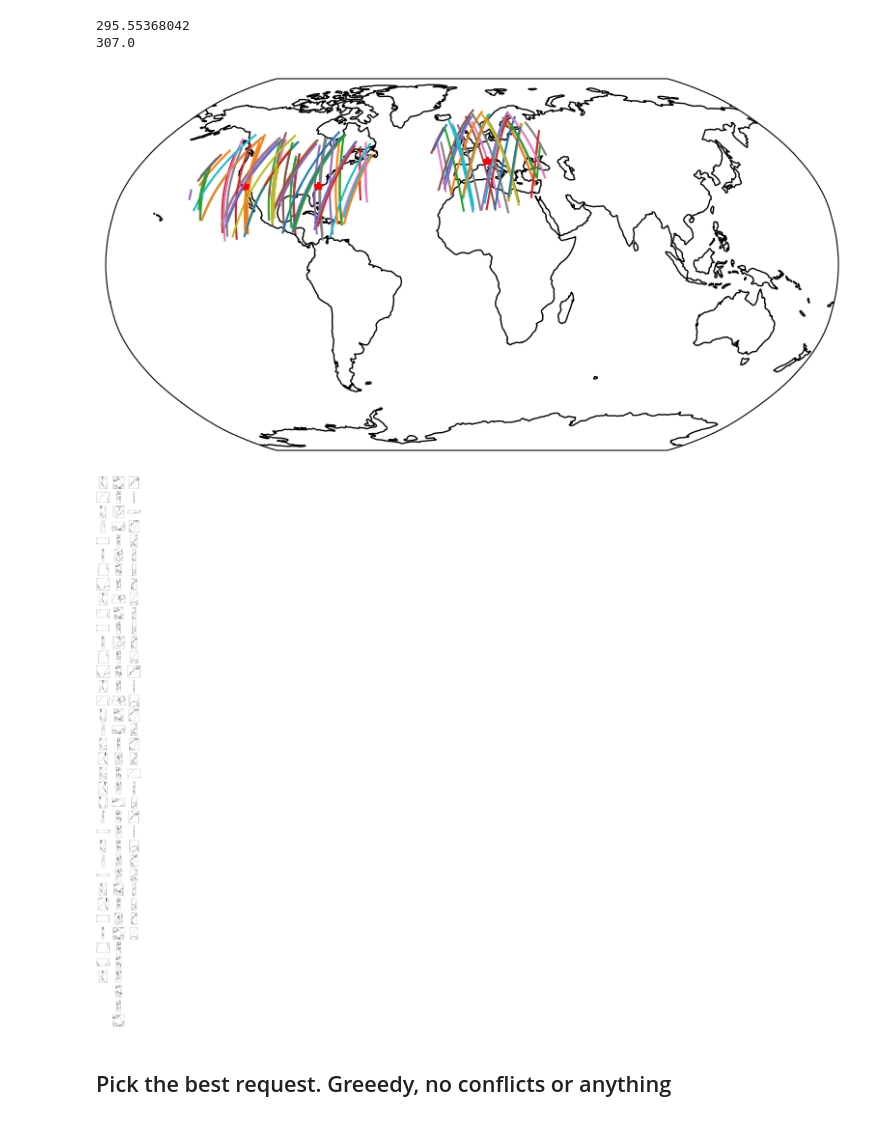
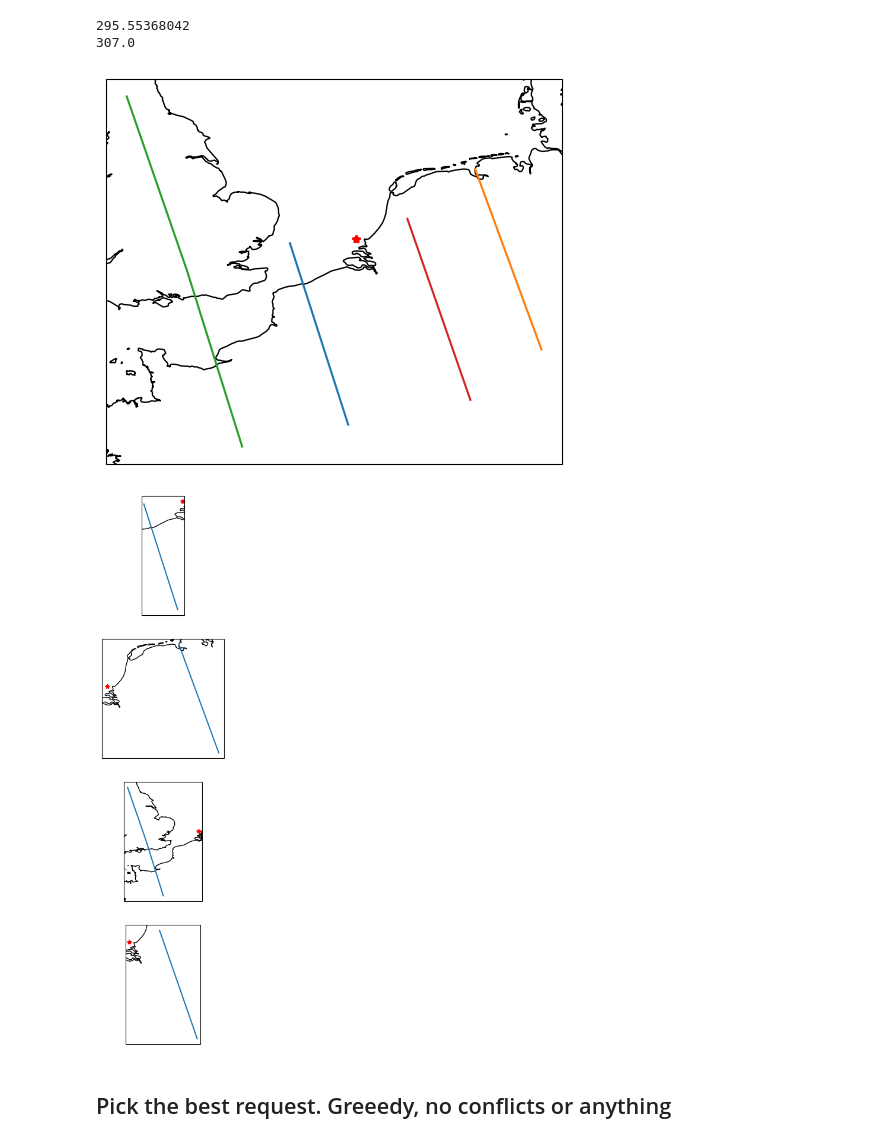
Before and after one commit to seakers/federated-scheduling, a Jupyter notebook: FAME-satellites-geometry.ipynb, the cells around one changed output. Cells and saved outputs as stored; diff of their text form; code cells hidden in the pictures.

```diff
--- a/FAME-satellites-geometry.ipynb
+++ b/FAME-satellites-geometry.ipynb
@@ -206,7 +612,7 @@ passes_horizon_deg = 0.
 
 passes = {}
 
-for satellite in satellites:
+for satellite in all_satellites:
     passes[satellite] = satellite.orbit.get_next_passes(dt.datetime.now(dt.timezone.utc).replace(tzinfo=None),passes_horizon_h,jpl_lla[0],jpl_lla[1],jpl_lla[2],passes_error_s,passes_horizon_deg)
 # %%
 for satellite, passlist in passes.items():
@@ -254,18 +660,29 @@ print(get_elevation_from_open_elevation(-118,34))
 295.55368042
 307.0
 # %%
-min_time = dt.datetime.now(dt.timezone.utc).replace(tzinfo=None)
-max_time = min_time + dt.timedelta(hours=24)
+# min_time = dt.datetime.now(dt.timezone.utc).replace(tzinfo=None)
+# max_time = min_time + dt.timedelta(hours=24)
+
+min_time = dt.datetime(2026, 2, 14, 0, 0, 0, 0)
+
+duration = dt.timedelta(seconds=3600*6)
+max_time = min_time+duration
 
 os = ObservationRequest(-118,34, alt_km=0.307, min_time=min_time, max_time=max_time)
 # %%
 obs_requests = [
-    ObservationRequest(-118., 34., min_time=min_time, max_time=max_time, alt_km=0.307),
-    ObservationRequest(8., 45., min_time=min_time, max_time=max_time, alt_km=0.216),
-    ObservationRequest(-80., 34., min_time=min_time, max_time=max_time, alt_km=0.041),
+    ObservationRequest(3.8, 52, min_time=min_time, max_time=max_time, alt_km=0.307, request_name="Rotterdam-ish", min_elevation_deg=45),
+    # ObservationRequest(
+        # 3.8,
+        # 52,
+        # 0,
+        # "Rotterdam-ish",
+    # ),
+    # ObservationRequest(8., 45., min_time=min_time, max_time=max_time, alt_km=0.216),
+    # ObservationRequest(-80., 34., min_time=min_time, max_time=max_time, alt_km=0.041),
 ]
 # %%
-observation_opportunities = find_observation_opportunities(obs_requests, satellites)
+observation_opportunities = find_observation_opportunities(obs_requests, all_satellites)
 # %%
 # for request, passes in observation_opportunities.items():
 #     for satellite, satpasses in passes.items():
@@ -282,7 +699,7 @@ max_num_passes = max([sum([len(passes) for passes in all_passes.values()]) for a
 
 figglobal = plt.figure(figsize=(10,5))
 axglobal = figglobal.add_subplot(1,1,1, projection=ccrs.Robinson())
-axglobal.set_global()
+# axglobal.set_global()
 axglobal.coastlines()
 
 fig = plt.figure(figsize=(3*request_number, 3*max_num_passes))
@@ -290,35 +707,35 @@ fig = plt.figure(figsize=(3*request_number, 3*max_num_passes))
 for orequest, all_passes in observation_opportunities.items():
     pass_counter = 0
     for satellite, passes in all_passes.items():
         for satpass in passes:
             ax = fig.add_subplot(max_num_passes, request_number, request_counter + request_number*pass_counter, projection=ccrs.Robinson())
             pass_counter += 1
             # ax.set_global()
             # ax.set_extent((float(orequest.lon_deg)-_plot_offset_deg, float(orequest.lon_deg)+_plot_offset_deg, float(orequest.lat_deg)-_plot_offset_deg, float(orequest.lat_deg)+_plot_offset_deg))
             ax.coastlines()
 
             # request location
             ax.plot(float(orequest.lon_deg), float(orequest.lat_deg), '*r', transform=ccrs.PlateCarree(), )
             axglobal.plot(float(orequest.lon_deg), float(orequest.lat_deg), '*r', transform=ccrs.PlateCarree(), )
 
             # Where is the satellite?
 
             _dt = dt.timedelta(seconds=stride_s)
             time_steps_for_plotting = [satpass.rise.time + _dt*i for i in range(int(math.ceil((satpass.fall.time-satpass.rise.time).total_seconds()/_dt.total_seconds())))]
 
             # for satellite, orbit in satellites.items():
             _orbit = satellite.orbit
             _llas = [_orbit.get_lonlatalt(t) for t in time_steps_for_plotting]
             ax.plot([lla[0] for lla in _llas],[lla[1] for lla in _llas],transform=ccrs.Geodetic())
             axglobal.plot([lla[0] for lla in _llas],[lla[1] for lla in _llas],transform=ccrs.Geodetic())
 
 #             # for satellite in llas:
 #             #     ax.plot([lla[0] for lla in llas[satellite]],[lla[1] for lla in llas[satellite]],transform=ccrs.Geodetic(), label=satellite)
 #             # ax.legend()
     request_counter += 1
 # %% [output]
-[figure, old version]
+[figure, new version]
-[figure, old version]
+[figure, new version]
 # %% [markdown]
 ## Pick the best request. Greeedy, no conflicts or anything
 # %%
```
Also changed, not shown: parts of 24 cells of this notebook, 6 other files.
